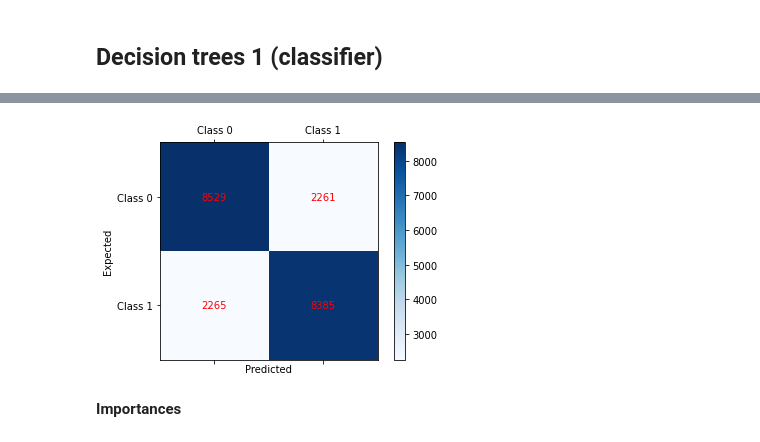
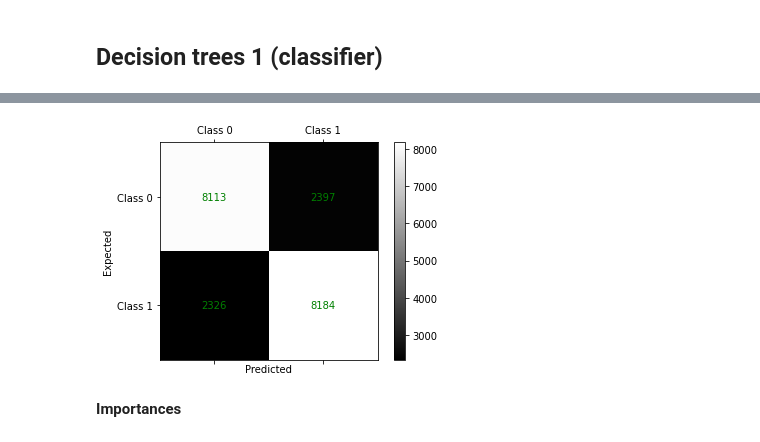
Before and after one commit to BANDITQUEEN/thesis, a Jupyter notebook: FINAL_test_ClassificationLR_DT_RF_News.ipynb, the cells around one changed output, grey strips where cells are left out. Drawn from its saved outputs; the diff is of its cells as text; code cells hidden in the pictures.

```diff
--- a/FINAL_test_ClassificationLR_DT_RF_News.ipynb
+++ b/FINAL_test_ClassificationLR_DT_RF_News.ipynb
@@ -97,6 +97,10 @@ all_data.tail()
 | 3844 | Γιατί ο Γουίνι το αρκουδάκι είναι... | https://www.cnn.gr/kosmos/story/8... | Ο Γουίνι το αρκουδάκι έχει αποκλε... | γιατί ο γουίνι το αρκουδάκι είναι... | ο γουίνι το αρκουδάκι έχει αποκλε... | 208 | 12 | 146 | ... |
 | 3845 | Καλλιτεχνικά σχολεία: Μέχρι πότε ... | https://www.cnn.gr/ellada/story/8... | Από Δευτέρα 17 Ιουλίου μέχρι και ... | καλλιτεχνικά σχολεία μέχρι πότε ι... | από δευτέρα 17 ιουλίου μέχρι και ... | 153 | 13 | 114 | ... |
 | 3846 | Θεσσαλονίκη: Απόφαση των συμβολαι... | https://www.cnn.gr/ellada/story/8... | Την αποχή τους από τους πλειστηρι... | θεσσαλονίκη απόφαση των συμβολαιο... | την αποχή τους από τους πλειστηρι... | 96 | 11 | 73 | ... |
+# %%
+all_data.dropna(subset=['body'], how='all', inplace=True)
+# %%
+all_data.dropna(subset=['Anger_intensity'], how='all', inplace=True)
 # %%
 all_data=all_data.replace(np.nan,0)
 # %%
@@ -286,7 +290,7 @@ from sklearn.utils import resample
 # Resample majority class (benign)
 data_true_downsampled = resample(data_true,
                                  replace=False,    # sample without replacement
-                                 n_samples=1079,    # to match minority class
+                                 n_samples=1051,    # to match minority class
                                  random_state=123) # reproducible results
 
 print("Shape of the true data: "+str(data_true_downsampled.shape))
@@ -454,19 +464,0 @@ y = y.values.reshape(-1, 1)
-# %%
-from sklearn.preprocessing import StandardScaler
-from sklearn.metrics import mean_squared_error, r2_score
-# Διαχωρισμός σε training και test set
-X_train, X_test, y_train, y_test = train_test_split(X,y, test_size=0.25, random_state=0)
-# Create and fit StandardScaler
-scaler_features = StandardScaler(copy=True, with_mean=True, with_std=True).fit(X_train)
-scaler_targets = StandardScaler(copy=True, with_mean=True, with_std=True).fit(y_train)
-# Transform the data
-X_train = scaler_features.transform(X_train)
-y_train = np.ravel(scaler_targets.transform(y_train))
-X_test = scaler_features.transform(X_test)
-y_test = np.ravel(scaler_targets.transform(y_test))
-log_reg = LogisticRegression(penalty='none', random_state=42, solver='saga', max_iter = 2000, warm_start=True)
-log_reg.fit(X_train.astype('float'), y_train.astype('int'))
-y_pred_test = log_reg.predict(X_test)
-y_pred_train = log_reg.predict(X_train)
-model_score.append(accuracy_score(y_test.astype('int'), y_pred_test.astype('int')))
-coef2 = log_reg.coef_.tolist()[0]
@@ -550,33 +517,33 @@ Average accuracy of the decision tree model is: 0.7888978482938491 %
 # %%
 # Create confusion matrix to visualize the correct/incorrect predictions
 # Import the confusion matrix function
 from sklearn.metrics import confusion_matrix
 # Compute the confusion matrix
 conf_mat = confusion_matrix(y_true=true_labels, y_pred=predicted_labels)
 # Define the labels for the confusion matrix
 labels = ['Class 0', 'Class 1']
 # Initiate an empty figure
 fig = plt.figure()
 # Add axis to the figure
 ax = fig.add_subplot(111)
 # Add the actual matrix
-cax = ax.matshow(conf_mat, cmap=plt.cm.Blues)
+cax = ax.matshow(conf_mat, cmap=plt.cm.gist_gray)
 # Show a colorbar
 fig.colorbar(cax)
 # Remove x and y ticks
 ax.set_xticklabels([''] + labels)
 ax.set_yticklabels([''] + labels)
 # Add x and y labels
 plt.xlabel('Predicted')
 plt.ylabel('Expected')
 # Add new x and y ticks
 for i in range(2):
     for j in range(2):
-        ax.text(j, i, conf_mat[i, j], ha='center', va='center', color='r')
+        ax.text(j, i, conf_mat[i, j], ha='center', va='center', color='g')
 # Show the plot
 plt.show()
 # %% [output]
-[figure, old version]
+[figure, new version]
 # %% [markdown]
 **Importances**
 # %%
```
Also changed, not shown: parts of 43 cells of this notebook.
